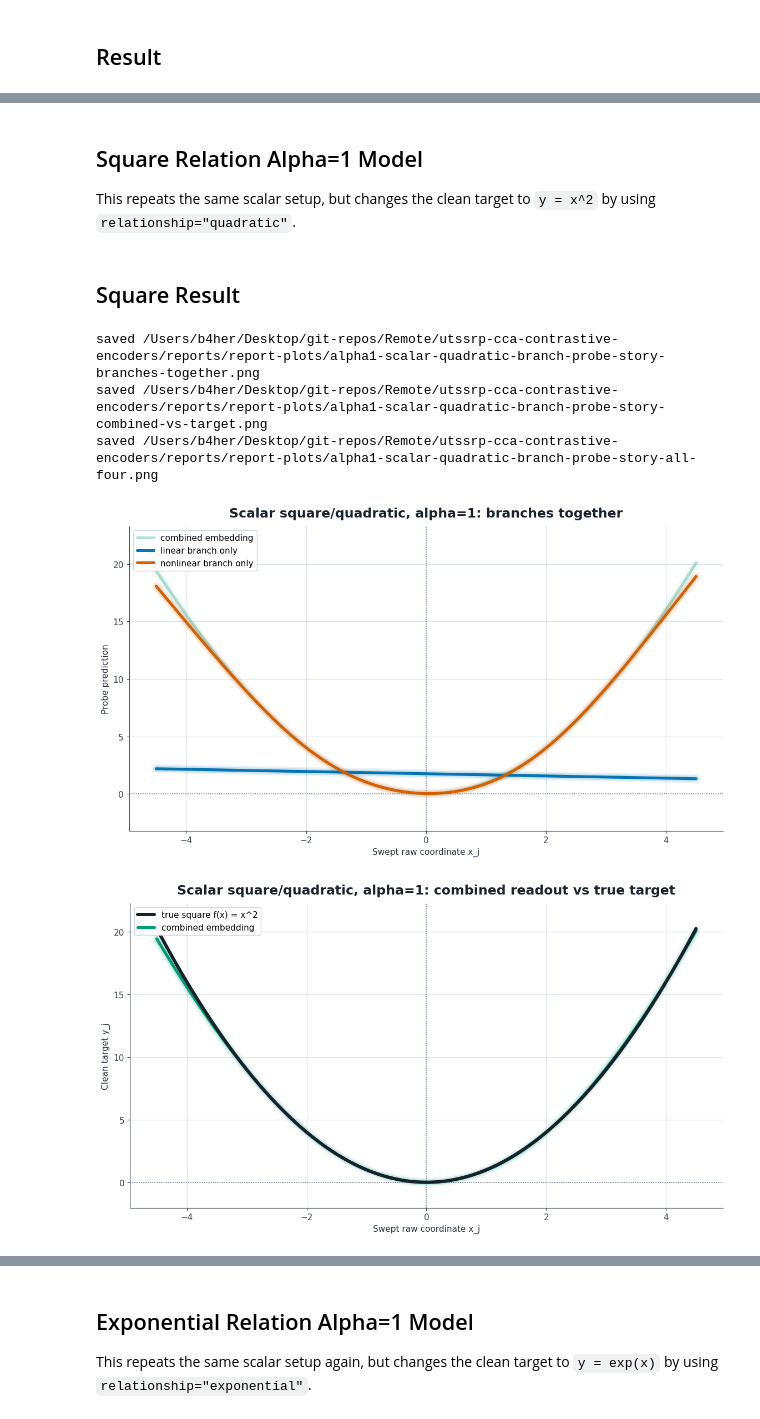
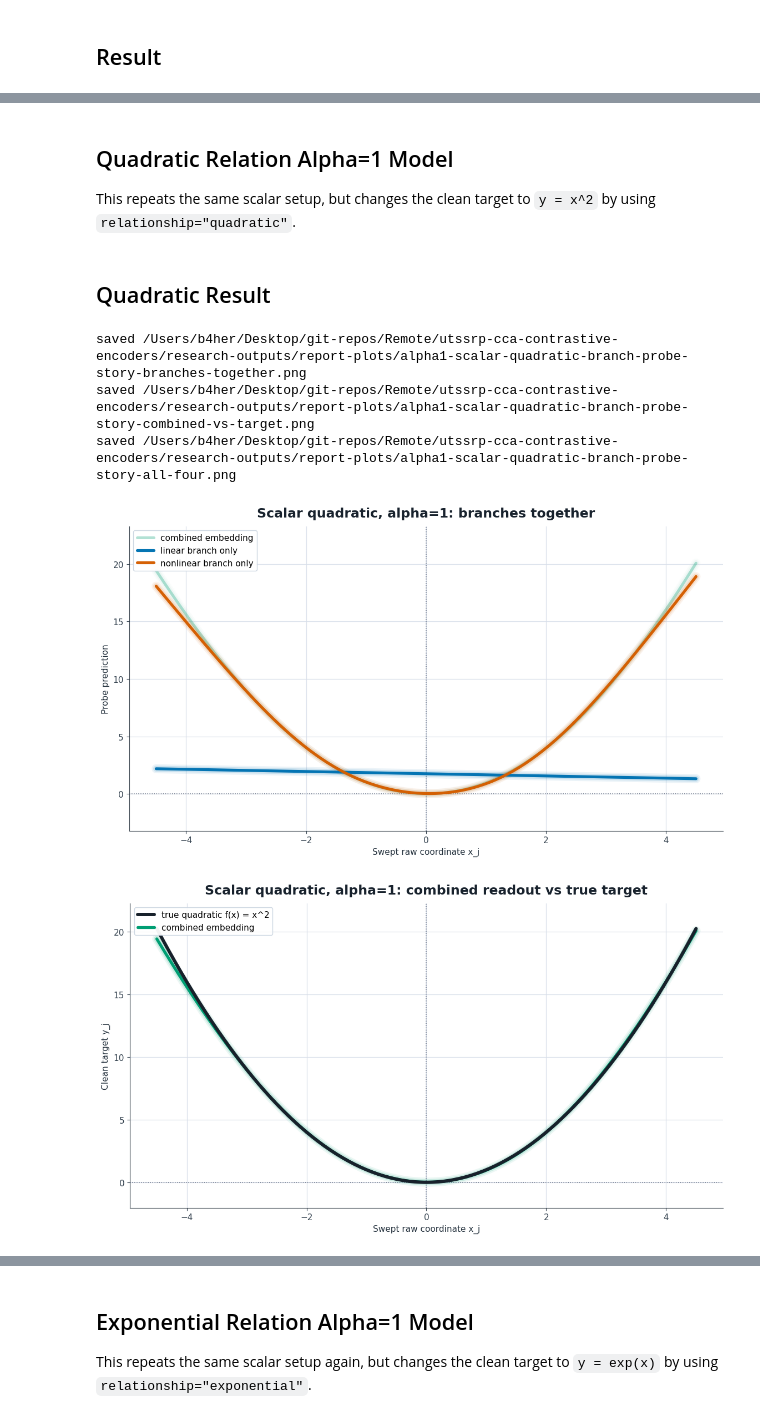
Before and after one commit to b-4her/utssrp-cca-contrastive-encoders, a Jupyter notebook: experiment-notebooks/07-alpha1-scalar-cubic-result-only.ipynb, the cells around one changed output, grey strips where cells are left out. Saved outputs shown, nothing was run; the diff lists cells and outputs as text; code cells hidden in the pictures.

Commit message:
Finalize project outputs and documentation

```diff
--- a/experiment-notebooks/07-alpha1-scalar-cubic-result-only.ipynb
+++ b/experiment-notebooks/07-alpha1-scalar-cubic-result-only.ipynb
@@ -29,7 +29,7 @@ else:
 if str(module_root) not in sys.path:
     sys.path.insert(0, str(module_root))
 
-PLOT_DIR = module_root / "reports" / "report-plots"
+PLOT_DIR = module_root / "research-outputs" / "report-plots"
 PLOT_DIR.mkdir(parents=True, exist_ok=True)
 # %%
 import importlib
@@ -568,7 +568,7 @@ saved /Users/b4her/Desktop/git-repos/Remote/utssrp-cca-contrastive-encoders/repo
 [figure]
 [figure]
 # %% [markdown]
-## Square Relation Alpha=1 Model
+## Quadratic Relation Alpha=1 Model
 
 This repeats the same scalar setup, but changes the clean target to `y = x^2` by using `relationship="quadratic"`.
 # %%
@@ -592,27 +592,27 @@ square_run = train_one_model_with_artifacts(
     device=DEVICE,
 )
 # %% [markdown]
-## Square Result
+## Quadratic Result
 # %%
 square_sweep = np.linspace(-3 * X_STD, 3 * X_STD, 181)
 
 square_branch_curves = branch_only_probe_curve(
     run=square_run,
     raw_dataset=square_dataset,
     relationship=SQUARE_RELATIONSHIP,
     coordinate=0,
     sweep_values=square_sweep,
 )
 
 square_branch_story_figures = plot_branch_probe_story(
     square_branch_curves,
-    title_prefix="Scalar square/quadratic, alpha=1",
+    title_prefix="Scalar quadratic, alpha=1",
     filename_prefix=f"alpha1-scalar-{SQUARE_RELATIONSHIP}-branch-probe-story",
-    target_label="true square f(x) = x^2",
+    target_label="true quadratic f(x) = x^2",
 )
 # %% [output]
-saved /Users/b4her/Desktop/git-repos/Remote/utssrp-cca-contrastive-encoders/reports/report-plots/alpha1-scalar-quadratic-branch-probe-story-branches-together.png
-saved /Users/b4her/Desktop/git-repos/Remote/utssrp-cca-contrastive-encoders/reports/report-plots/alpha1-scalar-quadratic-branch-probe-story-combined-vs-target.png
-saved /Users/b4her/Desktop/git-repos/Remote/utssrp-cca-contrastive-encoders/reports/report-plots/alpha1-scalar-quadratic-branch-probe-story-all-four.png
+saved /Users/b4her/Desktop/git-repos/Remote/utssrp-cca-contrastive-encoders/research-outputs/report-plots/alpha1-scalar-quadratic-branch-probe-story-branches-together.png
+saved /Users/b4her/Desktop/git-repos/Remote/utssrp-cca-contrastive-encoders/research-outputs/report-plots/alpha1-scalar-quadratic-branch-probe-story-combined-vs-target.png
+saved /Users/b4her/Desktop/git-repos/Remote/utssrp-cca-contrastive-encoders/research-outputs/report-plots/alpha1-scalar-quadratic-branch-probe-story-all-four.png
-[figure, old version]
+[figure, new version]
-[figure, old version]
+[figure, new version]
```
Also changed, not shown: parts of 15 cells of this notebook, 20 other files.
